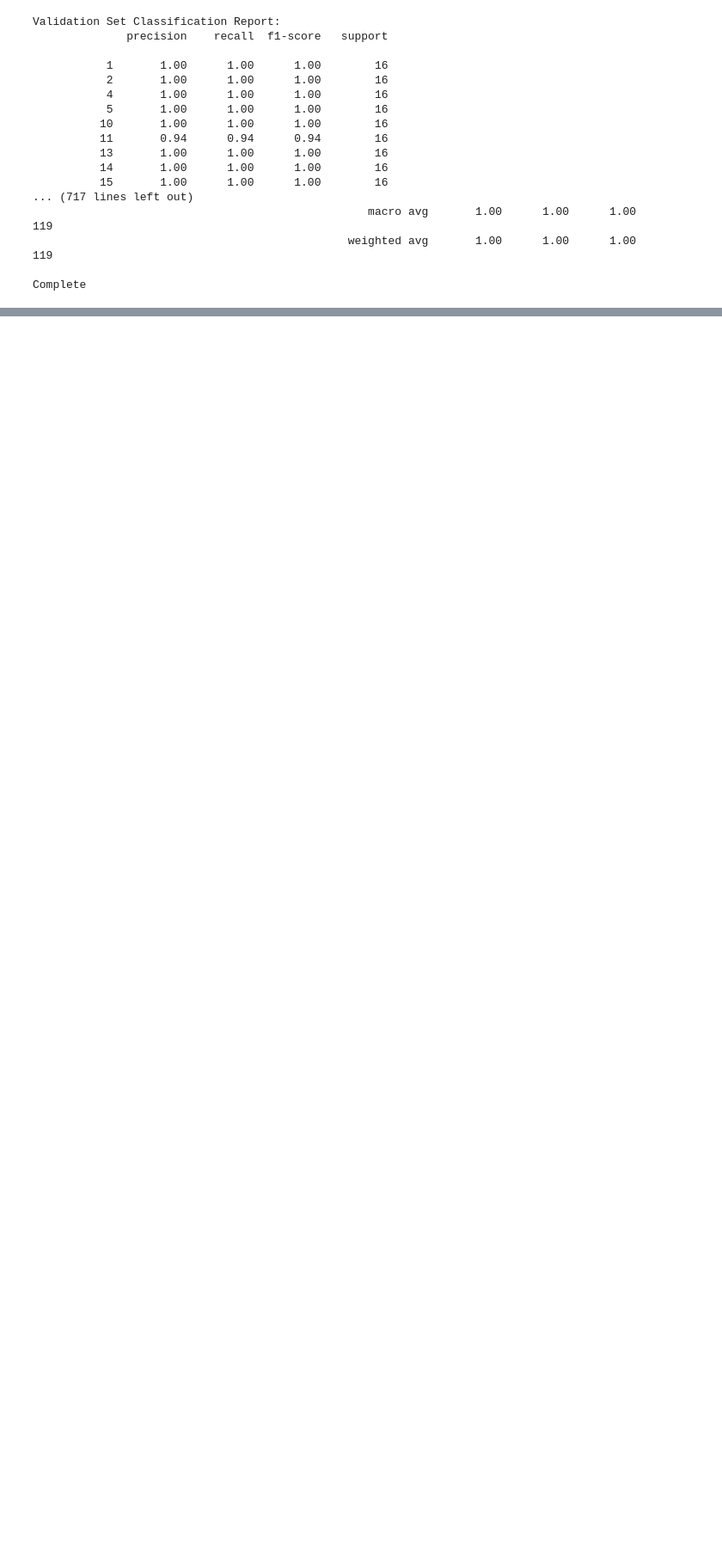
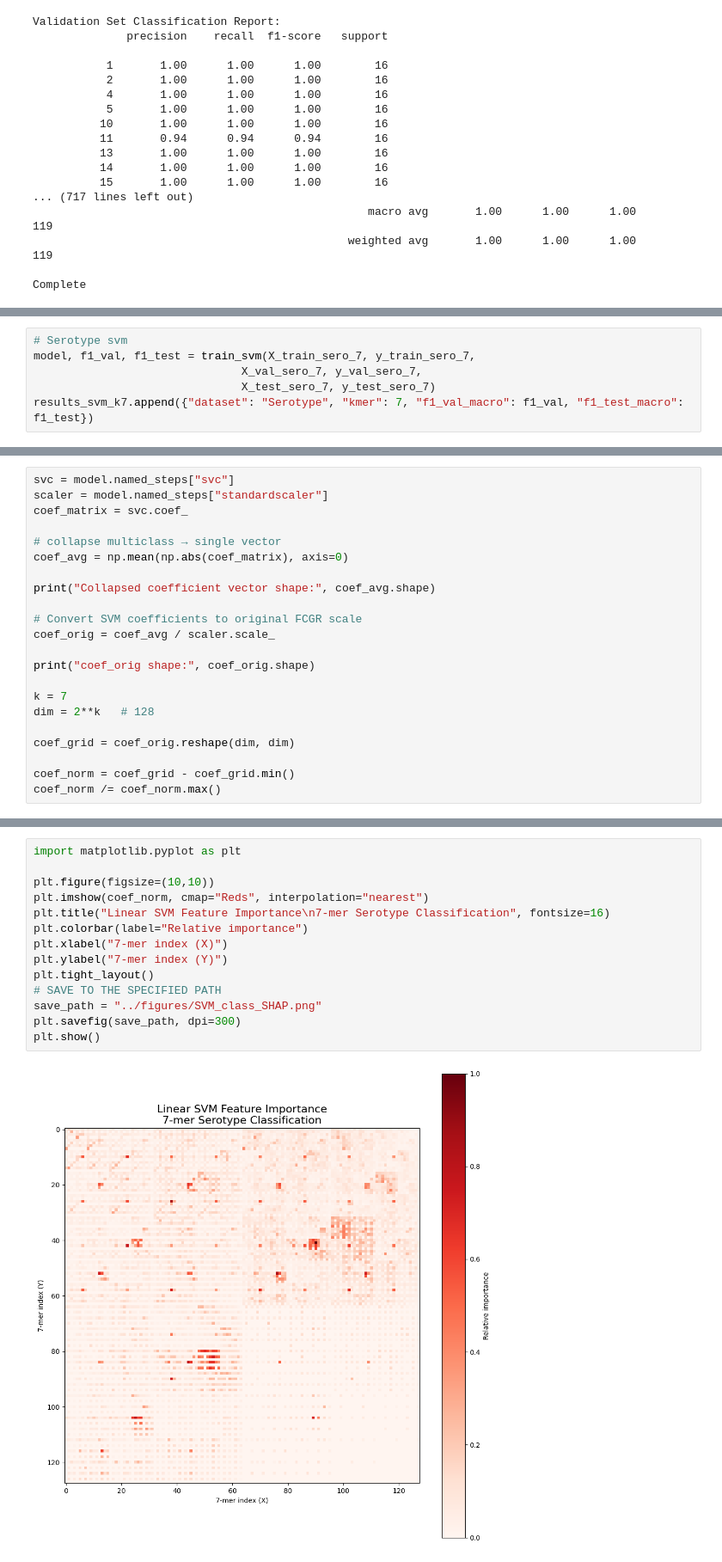
Before and after one commit to Ethan-Hetrick/CX4803-MLB-final-project-Spring-2025, a Jupyter notebook: bin/svm.ipynb, the cells around one changed output, grey strips where cells are left out. Shown: that part at 86% size. Drawn from its saved outputs; the diff is of its cells as text; blank space fills up the shorter version.

```diff
--- a/bin/svm.ipynb
+++ b/bin/svm.ipynb
@@ -187,0 +190,6 @@ Complete
+# %%
+# Serotype svm
+model, f1_val, f1_test = train_svm(X_train_sero_7, y_train_sero_7,
+                               X_val_sero_7, y_val_sero_7,
+                               X_test_sero_7, y_test_sero_7)
+results_svm_k7.append({"dataset": "Serotype", "kmer": 7, "f1_val_macro": f1_val, "f1_test_macro": f1_test})
@@ -187,0 +215,22 @@ Complete
+# %%
+svc = model.named_steps["svc"]
+scaler = model.named_steps["standardscaler"]
+coef_matrix = svc.coef_
+
+# collapse multiclass → single vector
+coef_avg = np.mean(np.abs(coef_matrix), axis=0)
+
+print("Collapsed coefficient vector shape:", coef_avg.shape)
+
+# Convert SVM coefficients to original FCGR scale
+coef_orig = coef_avg / scaler.scale_
+
+print("coef_orig shape:", coef_orig.shape)
+
+k = 7
+dim = 2**k   # 128
+
+coef_grid = coef_orig.reshape(dim, dim)
+
+coef_norm = coef_grid - coef_grid.min()
+coef_norm /= coef_norm.max()
@@ -187,0 +240,16 @@ Complete
+# %%
+import matplotlib.pyplot as plt
+
+plt.figure(figsize=(10,10))
+plt.imshow(coef_norm, cmap="Reds", interpolation="nearest")
+plt.title("Linear SVM Feature Importance\n7-mer Serotype Classification", fontsize=16)
+plt.colorbar(label="Relative importance")
+plt.xlabel("7-mer index (X)")
+plt.ylabel("7-mer index (Y)")
+plt.tight_layout()
+# SAVE TO THE SPECIFIED PATH
+save_path = "../figures/SVM_class_SHAP.png"
+plt.savefig(save_path, dpi=300)
+plt.show()
+# %% [output]
+[figure, added]
```
Also changed, not shown: parts of 3 cells of this notebook, 3 other files.
